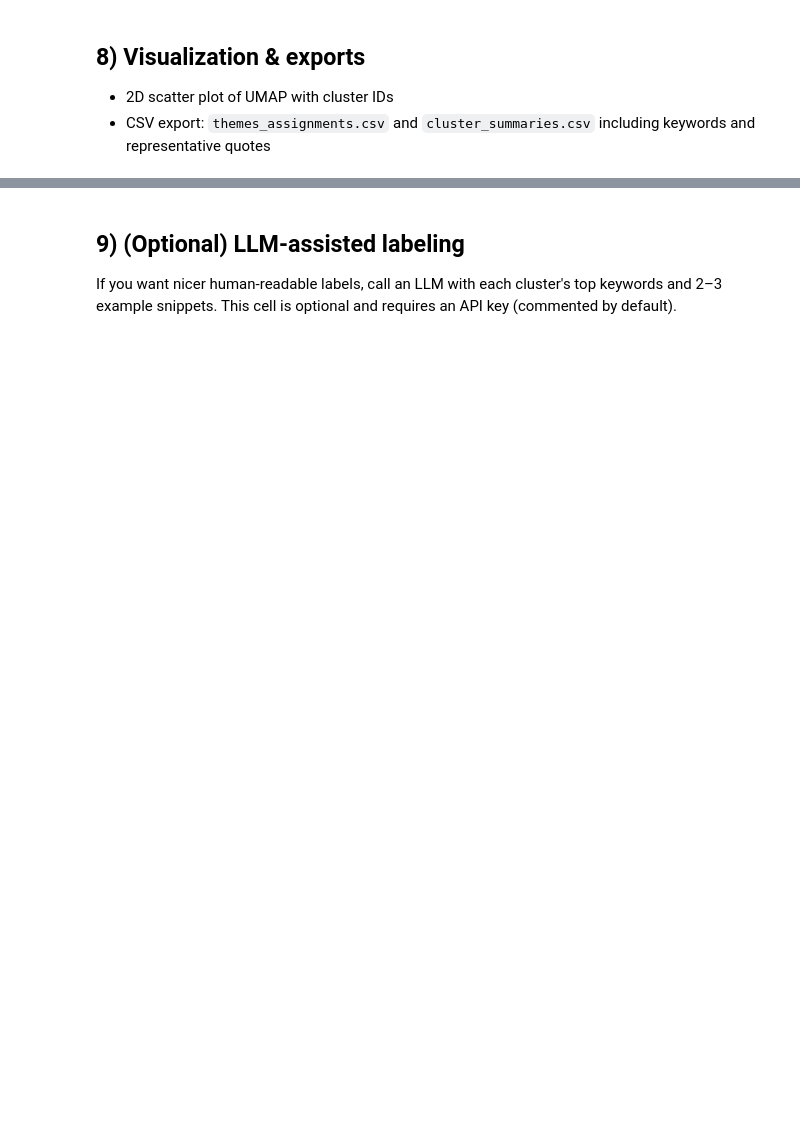
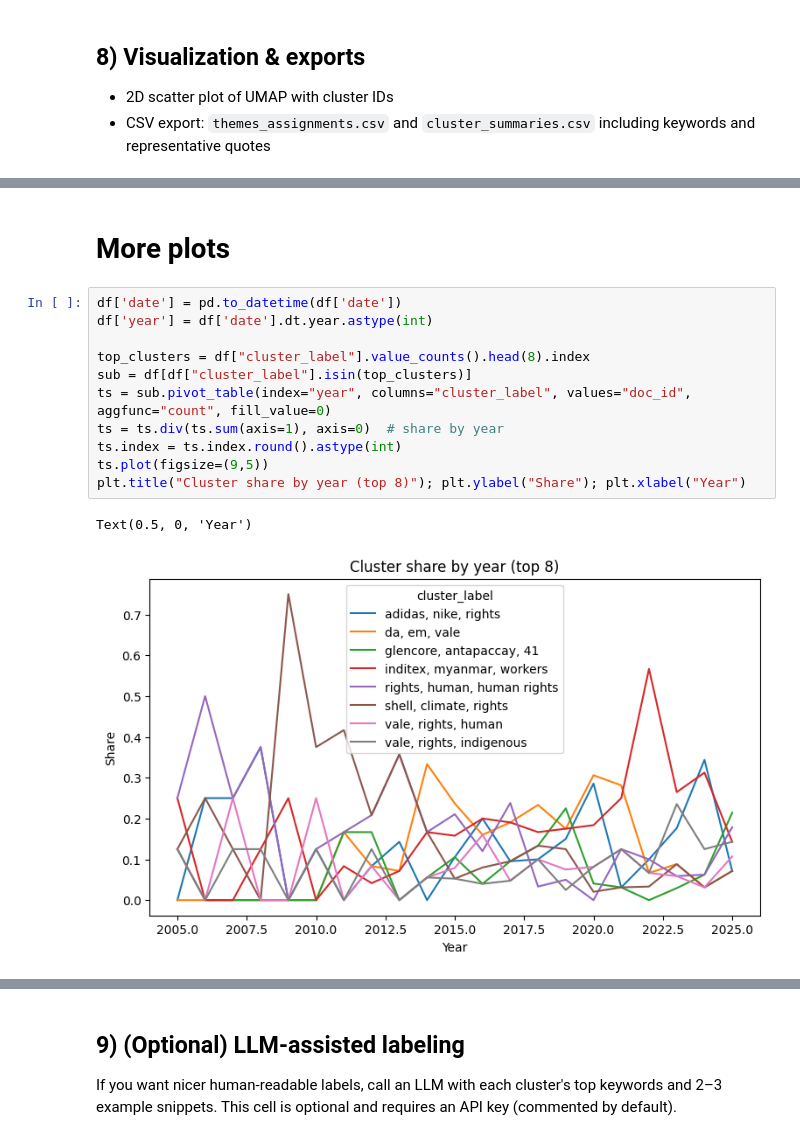
Before and after one commit to BeatPepeScherrer/snf-project3, a Jupyter notebook: unsupervised_theme_discovery.ipynb, the cells around one changed output, grey strips where cells are left out. Drawn from its saved outputs; the diff is of its cells as text; blank space fills up the shorter version.

```diff
--- a/unsupervised_theme_discovery.ipynb
+++ b/unsupervised_theme_discovery.ipynb
@@ -347,0 +354,16 @@ assign_path, summ_path
+# %% [markdown]
+# More plots
+# %%
+df['date'] = pd.to_datetime(df['date'])
+df['year'] = df['date'].dt.year.astype(int)
+
+top_clusters = df["cluster_label"].value_counts().head(8).index
+sub = df[df["cluster_label"].isin(top_clusters)]
+ts = sub.pivot_table(index="year", columns="cluster_label", values="doc_id", aggfunc="count", fill_value=0)
+ts = ts.div(ts.sum(axis=1), axis=0)  # share by year
+ts.index = ts.index.round().astype(int)
+ts.plot(figsize=(9,5))
+plt.title("Cluster share by year (top 8)"); plt.ylabel("Share"); plt.xlabel("Year")
+# %% [output]
+Text(0.5, 0, 'Year')
+[figure, added]
```
Also changed, not shown: parts of 18 cells of this notebook.
